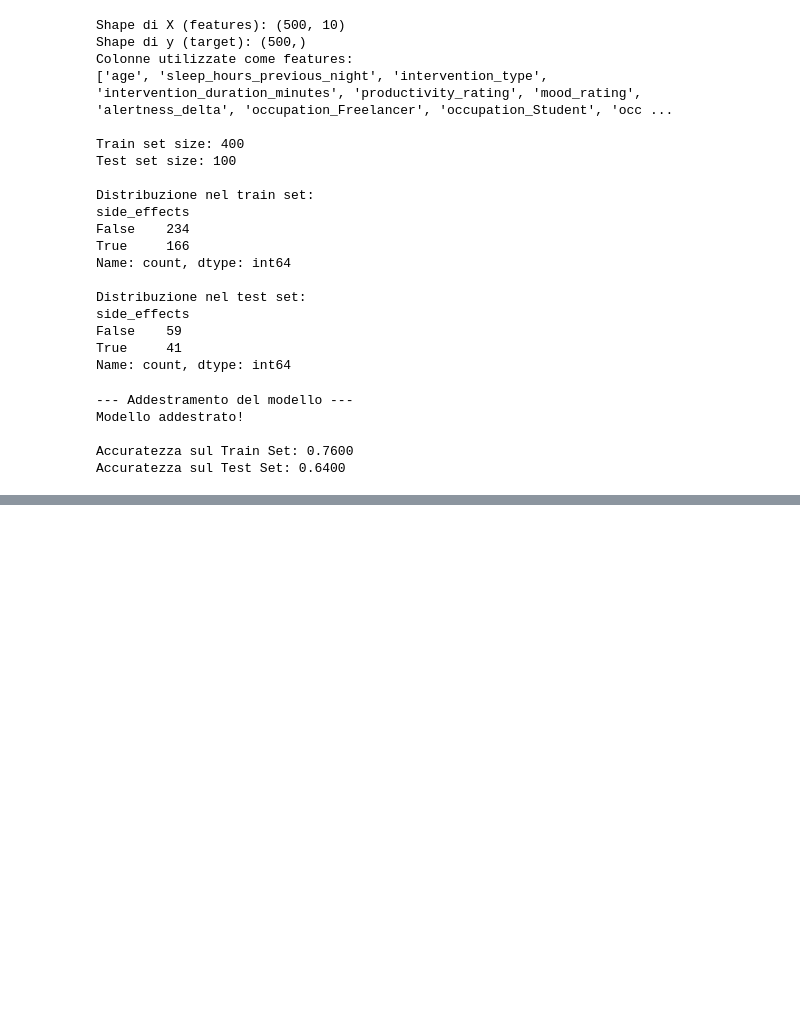
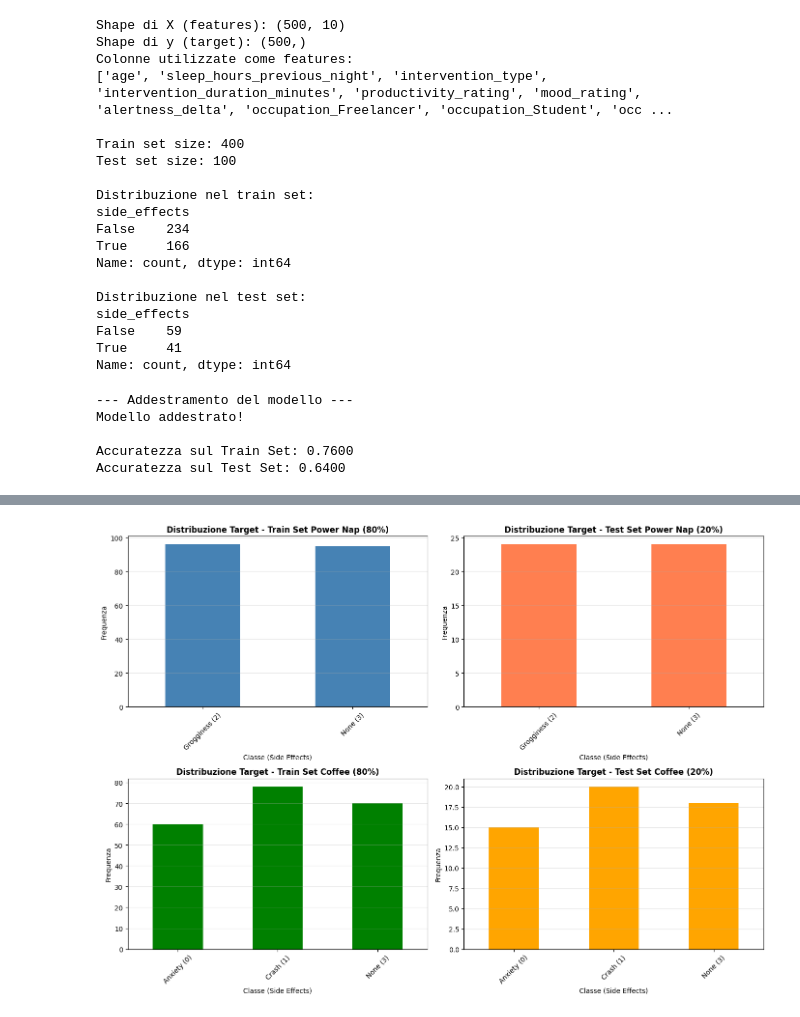
Before and after one commit to Grimino27/PDAI_Project, a Jupyter notebook: scripts/RandomForestModel.ipynb, the cells around one changed output, grey strips where cells are left out. Saved outputs shown, nothing was run; the diff lists cells and outputs as text; code cells hidden in the pictures; blank space fills up the shorter version.

```diff
--- a/scripts/RandomForestModel.ipynb
+++ b/scripts/RandomForestModel.ipynb
@@ -561,0 +569,18 @@ Feature Importance:
+# %%
+
+# Creiamo i due dataframe
+# (mi pare 1 fosse PNap e 0 Coffee, ma devo ricontrollare)
+df_encoded_pnap = df[df['intervention_type'] == 1].copy()  # Power Nap
+df_encoded_coffee = df[df['intervention_type'] == 0].copy()  # Coffee
+
+# Visualizziamo le info
+print(f"\n=== POWER NAP DATASET ===")
+print(f"Shape: {df_encoded_pnap.shape}")
+print(f"Distribuzione side_effects:\n{df_encoded_pnap['side_effects'].value_counts().sort_index()}")
+
+print(f"\n=== COFFEE DATASET ===")
+print(f"Shape: {df_encoded_coffee.shape}")
+print(f"Distribuzione side_effects:\n{df_encoded_coffee['side_effects'].value_counts().sort_index()}")
+
+# Verifica che i due dataset abbiano tutto
+print(f"\nVerifica: {df_encoded_pnap.shape[0]} + {df_encoded_coffee.shape[0]} = {df_encoded_pnap.shape[0] + df_encoded_coffee.shape[0]} (dovrebbe essere 500)")
@@ -561,0 +670,51 @@ Feature Importance:
+# %%
+# Mapping dei label
+label_map = {0: 'Anxiety (0)', 1: 'Crash (1)', 2: 'Grogginess (2)', 3: 'None (3)'}
+
+# Visualizzazione della distribuzione della target nei set di train e test per entrambi gli interventi
+fig, axes = plt.subplots(2, 2, figsize=(14, 10))
+
+# AltoSX: Train Set POWER NAP
+ax1 = axes[0, 0]
+counts_pnap_train = y_train_pnap.value_counts().sort_index()
+counts_pnap_train.plot(kind='bar', ax=ax1, color='steelblue')
+ax1.set_xticklabels([label_map[i] for i in counts_pnap_train.index], rotation=45)
+ax1.set_title('Distribuzione Target - Train Set Power Nap (80%)', fontsize=12, fontweight='bold')
+ax1.set_xlabel('Classe (Side Effects)')
+ax1.set_ylabel('Frequenza')
+ax1.grid(axis='y', alpha=0.3)
+
+# AltoDX: Test Set POWER NAP
+ax2 = axes[0, 1]
+counts_pnap_test = y_test_pnap.value_counts().sort_index()
+counts_pnap_test.plot(kind='bar', ax=ax2, color='coral')
+ax2.set_xticklabels([label_map[i] for i in counts_pnap_test.index], rotation=45)
+ax2.set_title('Distribuzione Target - Test Set Power Nap (20%)', fontsize=12, fontweight='bold')
+ax2.set_xlabel('Classe (Side Effects)')
+ax2.set_ylabel('Frequenza')
+ax2.grid(axis='y', alpha=0.3)
+
+# BassoSX: Train Set COFFEE
+ax3 = axes[1, 0]
+counts_coffee_train = y_train_coffee.value_counts().sort_index()
+counts_coffee_train.plot(kind='bar', ax=ax3, color='green')
+ax3.set_xticklabels([label_map[i] for i in counts_coffee_train.index], rotation=45)
+ax3.set_title('Distribuzione Target - Train Set Coffee (80%)', fontsize=12, fontweight='bold')
+ax3.set_xlabel('Classe (Side Effects)')
+ax3.set_ylabel('Frequenza')
+ax3.grid(axis='y', alpha=0.3)
+
+# BassoDX: Test Set COFFEE
+ax4 = axes[1, 1]
+counts_coffee_test = y_test_coffee.value_counts().sort_index()
+counts_coffee_test.plot(kind='bar', ax=ax4, color='orange')
+ax4.set_xticklabels([label_map[i] for i in counts_coffee_test.index], rotation=45)
+ax4.set_title('Distribuzione Target - Test Set Coffee (20%)', fontsize=12, fontweight='bold')
+ax4.set_xlabel('Classe (Side Effects)')
+ax4.set_ylabel('Frequenza')
+ax4.grid(axis='y', alpha=0.3)
+
+plt.tight_layout()
+plt.show()
+# %% [output]
+[figure, added]
```
Also changed, not shown: parts of 16 cells of this notebook.
